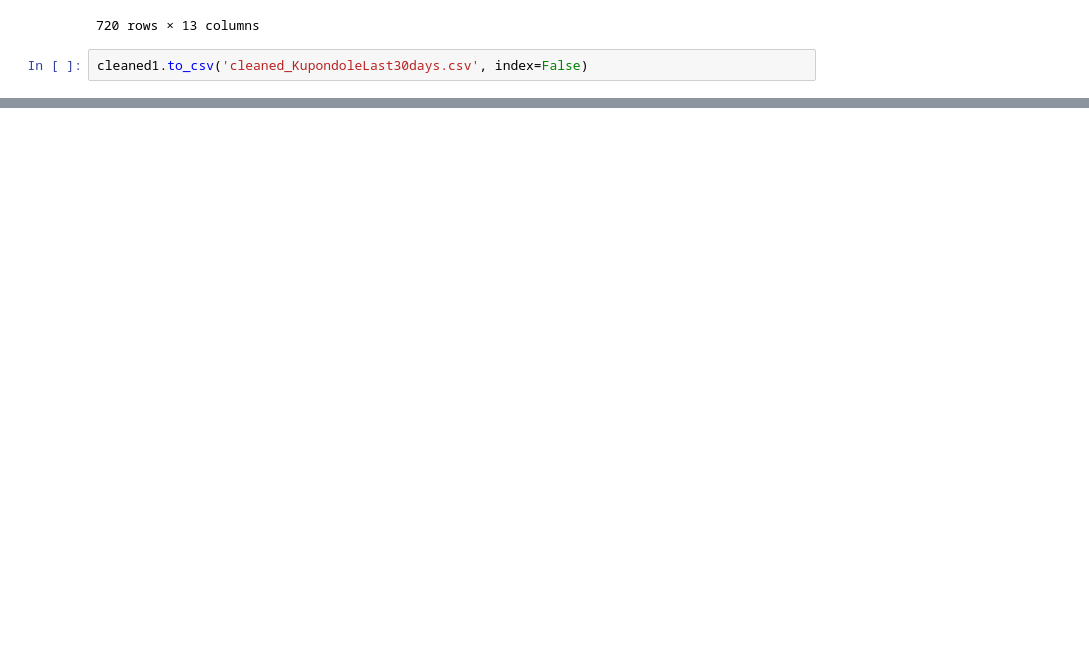
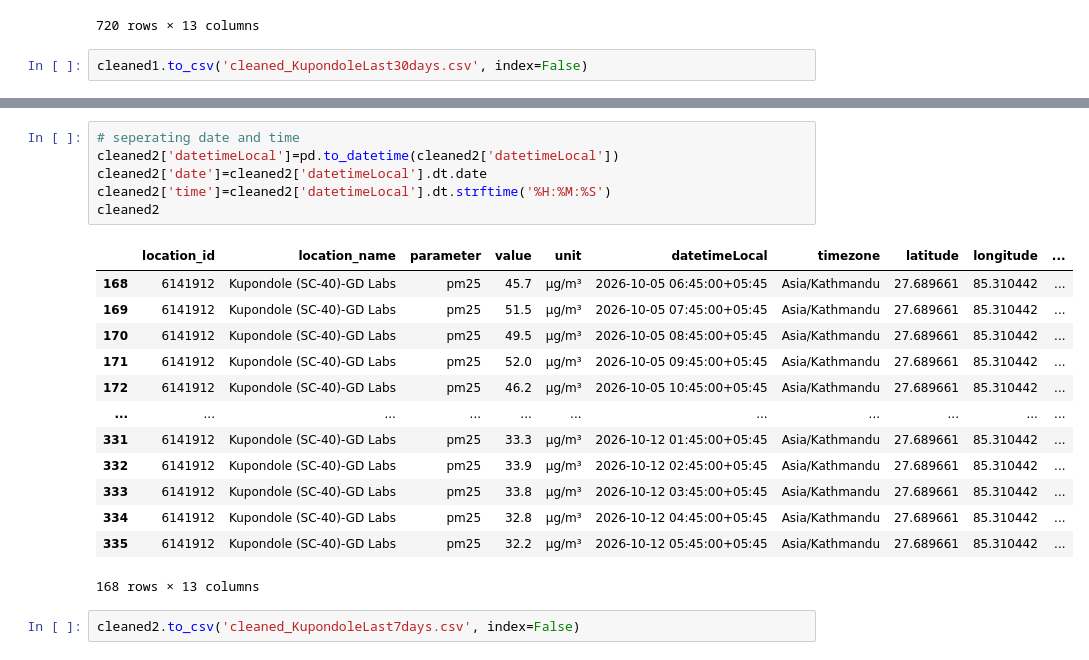
Before and after one commit to Laxmination/Kathmandu-PM2.5-Forecasting, a Jupyter notebook: OpenAQdatasetCleaning/Kupondole Data Cleaning.ipynb, the cells around one changed output, grey strips where cells are left out. Cells and saved outputs as stored; diff of their text form; blank space fills up the shorter version.

```diff
--- a/OpenAQdatasetCleaning/Kupondole Data Cleaning.ipynb
+++ b/OpenAQdatasetCleaning/Kupondole Data Cleaning.ipynb
@@ -208,0 +285,22 @@ cleaned1.to_csv('cleaned_KupondoleLast30days.csv', index=False)
+# %%
+# seperating date and time
+cleaned2['datetimeLocal']=pd.to_datetime(cleaned2['datetimeLocal'])
+cleaned2['date']=cleaned2['datetimeLocal'].dt.date
+cleaned2['time']=cleaned2['datetimeLocal'].dt.strftime('%H:%M:%S')
+cleaned2
+# %% [output]
+|  | location_id | location_name | parameter | value | unit | datetimeLocal | timezone | latitude | longitude | ... |
+| 168 | 6141912 | Kupondole (SC-40)-GD Labs | pm25 | 45.7 | µg/m³ | 2026-10-05 06:45:00+05:45 | Asia/Kathmandu | 27.689661 | 85.310442 | ... |
+| 169 | 6141912 | Kupondole (SC-40)-GD Labs | pm25 | 51.5 | µg/m³ | 2026-10-05 07:45:00+05:45 | Asia/Kathmandu | 27.689661 | 85.310442 | ... |
+| 170 | 6141912 | Kupondole (SC-40)-GD Labs | pm25 | 49.5 | µg/m³ | 2026-10-05 08:45:00+05:45 | Asia/Kathmandu | 27.689661 | 85.310442 | ... |
+| 171 | 6141912 | Kupondole (SC-40)-GD Labs | pm25 | 52.0 | µg/m³ | 2026-10-05 09:45:00+05:45 | Asia/Kathmandu | 27.689661 | 85.310442 | ... |
+| 172 | 6141912 | Kupondole (SC-40)-GD Labs | pm25 | 46.2 | µg/m³ | 2026-10-05 10:45:00+05:45 | Asia/Kathmandu | 27.689661 | 85.310442 | ... |
+| ... | ... | ... | ... | ... | ... | ... | ... | ... | ... | ... |
+| 331 | 6141912 | Kupondole (SC-40)-GD Labs | pm25 | 33.3 | µg/m³ | 2026-10-12 01:45:00+05:45 | Asia/Kathmandu | 27.689661 | 85.310442 | ... |
+| 332 | 6141912 | Kupondole (SC-40)-GD Labs | pm25 | 33.9 | µg/m³ | 2026-10-12 02:45:00+05:45 | Asia/Kathmandu | 27.689661 | 85.310442 | ... |
+| 333 | 6141912 | Kupondole (SC-40)-GD Labs | pm25 | 33.8 | µg/m³ | 2026-10-12 03:45:00+05:45 | Asia/Kathmandu | 27.689661 | 85.310442 | ... |
+| 334 | 6141912 | Kupondole (SC-40)-GD Labs | pm25 | 32.8 | µg/m³ | 2026-10-12 04:45:00+05:45 | Asia/Kathmandu | 27.689661 | 85.310442 | ... |
+| 335 | 6141912 | Kupondole (SC-40)-GD Labs | pm25 | 32.2 | µg/m³ | 2026-10-12 05:45:00+05:45 | Asia/Kathmandu | 27.689661 | 85.310442 | ... |
+168 rows × 13 columns
+# %%
+cleaned2.to_csv('cleaned_KupondoleLast7days.csv', index=False)
```
Also changed, not shown: parts of 5 cells of this notebook, 1 other file.
